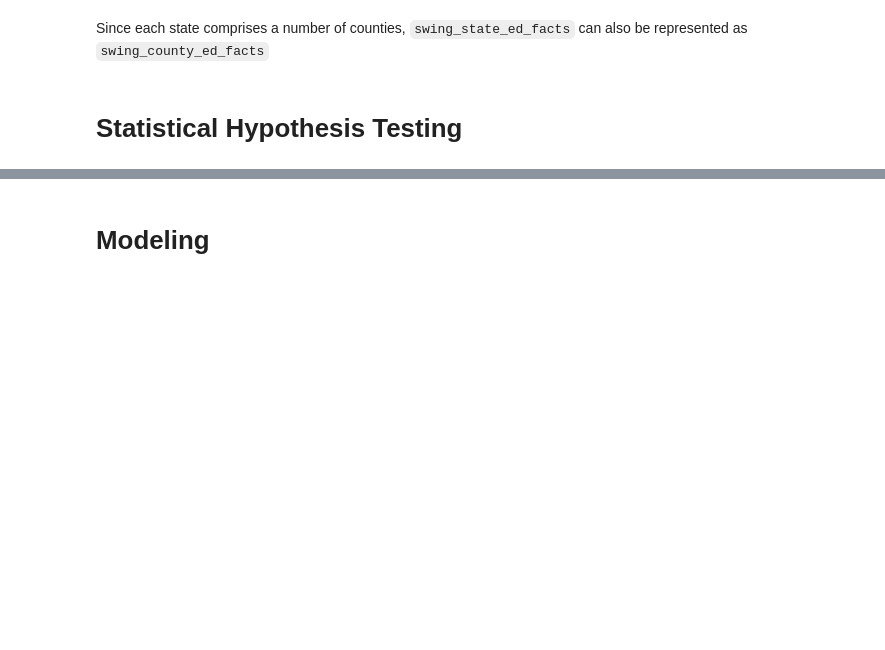
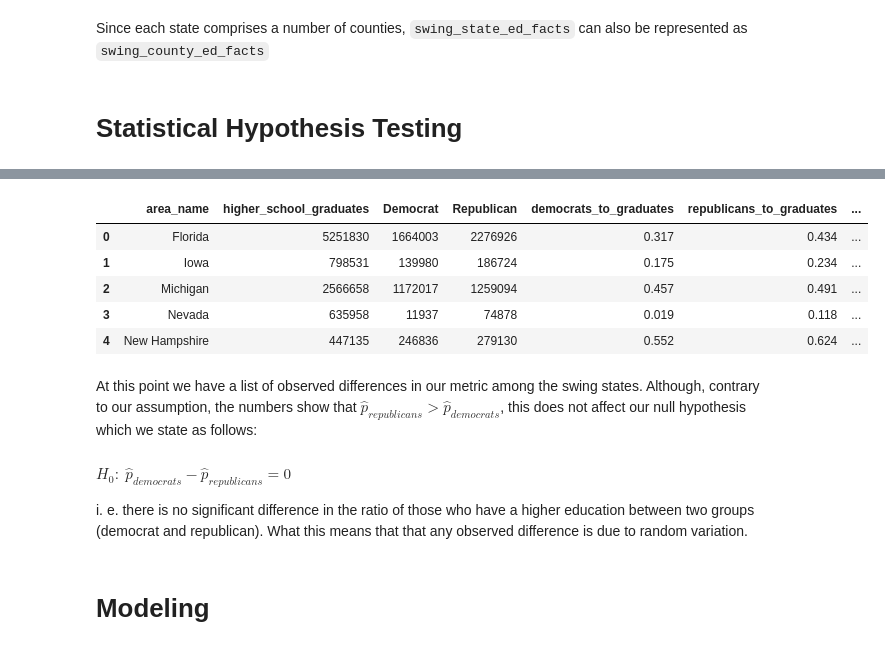
Before and after one commit to virbickt/aers, a Jupyter notebook: Untitled8.ipynb, the cells around one changed output, grey strips where cells are left out. Saved outputs shown, nothing was run; the diff lists cells and outputs as text; code cells hidden in the pictures; blank space fills up the shorter version.

```diff
--- a/Untitled8.ipynb
+++ b/Untitled8.ipynb
@@ -399,3 +407,20 @@ swing_states_ed_versus_party_votes.head()
+# %%
+swing_states_ed_versus_party_votes['observed_diff'] = swing_states_ed_versus_party_votes['democrats_to_graduates'] - swing_states_ed_versus_party_votes['republicans_to_graduates']
+# %%
+swing_states_ed_versus_party_votes.head()
+# %% [output]
+|  | area_name | higher_school_graduates | Democrat | Republican | democrats_to_graduates | republicans_to_graduates | ... |
+| 0 | Florida | 5251830 | 1664003 | 2276926 | 0.317 | 0.434 | ... |
+| 1 | Iowa | 798531 | 139980 | 186724 | 0.175 | 0.234 | ... |
+| 2 | Michigan | 2566658 | 1172017 | 1259094 | 0.457 | 0.491 | ... |
+| 3 | Nevada | 635958 | 11937 | 74878 | 0.019 | 0.118 | ... |
+| 4 | New Hampshire | 447135 | 246836 | 279130 | 0.552 | 0.624 | ... |
+# %% [markdown]
+At this point we have a list of observed differences in our metric among the swing states. Although, contrary to our assumption, the numbers show that $\hat{p}_{republicans} > \hat{p}_{democrats}$, this does not affect our null hypothesis which we state as follows:
+# %% [markdown]
+$H_0:$ $\hat{p}_{democrats} - \hat{p}_{republicans} = 0$
+
+i. e. there is no significant difference in the ratio of those who have a higher education between two groups (democrat and republican). What this means that that any observed difference is due to random variation.
 # %% [markdown]
 # Modeling
 # %% [markdown]
```
Also changed, not shown: parts of 4 cells of this notebook.
